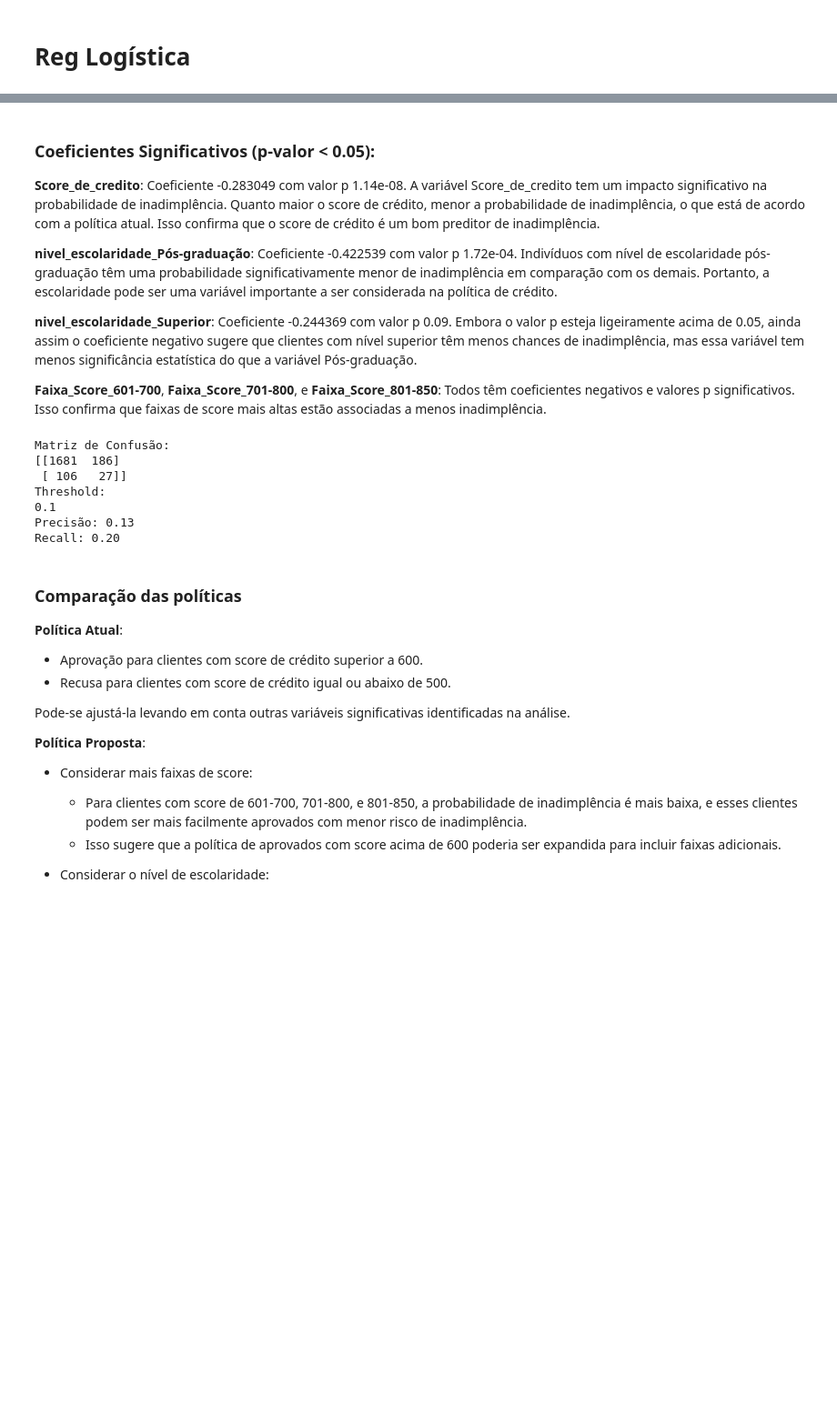
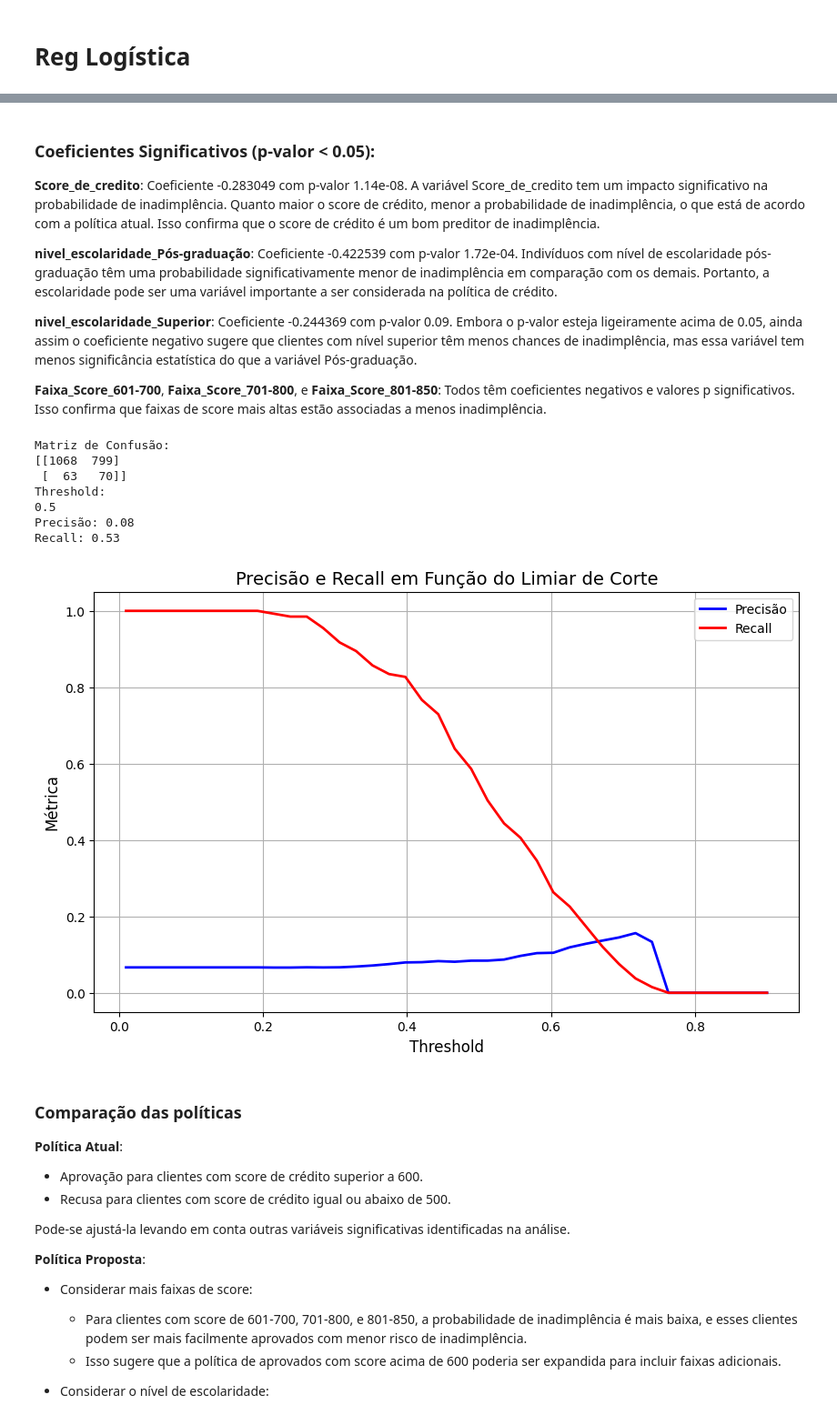
Before and after one commit to jrodrigotico/case_politica_credito, a Jupyter notebook: case.ipynb, the cells around one changed output, grey strips where cells are left out. Shown at 91% size. Saved outputs shown, nothing was run; the diff lists cells and outputs as text; code cells hidden in the pictures; blank space fills up the shorter version.

```diff
--- a/case.ipynb
+++ b/case.ipynb
@@ -160,24 +173,24 @@ logit_sm.summary2().tables[1]
 # %% [markdown]
 ### Coeficientes Significativos (p-valor < 0.05):
-**Score_de_credito**: Coeficiente -0.283049 com valor p 1.14e-08. A variável Score_de_credito tem um impacto significativo na probabilidade de inadimplência. Quanto maior o score de crédito, menor a probabilidade de inadimplência, o que está de acordo com a política atual. Isso confirma que o score de crédito é um bom preditor de inadimplência.
+**Score_de_credito**: Coeficiente -0.283049 com p-valor 1.14e-08. A variável Score_de_credito tem um impacto significativo na probabilidade de inadimplência. Quanto maior o score de crédito, menor a probabilidade de inadimplência, o que está de acordo com a política atual. Isso confirma que o score de crédito é um bom preditor de inadimplência.
 
-**nivel_escolaridade_Pós-graduação**: Coeficiente -0.422539 com valor p 1.72e-04. Indivíduos com nível de escolaridade pós-graduação têm uma probabilidade significativamente menor de inadimplência em comparação com os demais. Portanto, a escolaridade pode ser uma variável importante a ser considerada na política de crédito.
+**nivel_escolaridade_Pós-graduação**: Coeficiente -0.422539 com p-valor 1.72e-04. Indivíduos com nível de escolaridade pós-graduação têm uma probabilidade significativamente menor de inadimplência em comparação com os demais. Portanto, a escolaridade pode ser uma variável importante a ser considerada na política de crédito.
 
-**nivel_escolaridade_Superior**: Coeficiente -0.244369 com valor p 0.09. Embora o valor p esteja ligeiramente acima de 0.05, ainda assim o coeficiente negativo sugere que clientes com nível superior têm menos chances de inadimplência, mas essa variável tem menos significância estatística do que a variável Pós-graduação.
+**nivel_escolaridade_Superior**: Coeficiente -0.244369 com p-valor 0.09. Embora o p-valor esteja ligeiramente acima de 0.05, ainda assim o coeficiente negativo sugere que clientes com nível superior têm menos chances de inadimplência, mas essa variável tem menos significância estatística do que a variável Pós-graduação.
 
 **Faixa_Score_601-700**, **Faixa_Score_701-800**, e **Faixa_Score_801-850**: Todos têm coeficientes negativos e valores p significativos. Isso confirma que faixas de score mais altas estão associadas a menos inadimplência.
 # %%
 # Para rodar predições e avaliar no teste:
-X_test_sm = pd.DataFrame(X_test_proc, columns=feat_names, index=X_test.index)
+X_test_sm = pd.DataFrame(X_test_proc, columns=nome_variaveis, index=var_x_teste.index)
 X_test_sm = sm.add_constant(X_test_sm)
-y_pred_proba = logit_sm.predict(X_test_sm)
+y_pred_proba = reg_logistica.predict(X_test_sm)
 
-corte = 0.1
+corte = 0.5
 y_pred = (y_pred_proba >= corte).astype(int)
 
-conf_matrix = confusion_matrix(y_test, y_pred)
-precision = precision_score(y_test, y_pred)
-recall = recall_score(y_test, y_pred)
+conf_matrix = confusion_matrix(var_y_teste, y_pred)
+precision = precision_score(var_y_teste, y_pred)
+recall = recall_score(var_y_teste, y_pred)
 
 print("Matriz de Confusão:")
 print(conf_matrix)
@@ -185,19 +198,49 @@ print(conf_matrix)
 print("Threshold:")
 print(corte)
 
-precision = precision_score(y_test, y_pred)
+precision = precision_score(var_y_teste, y_pred)
 print(f"Precisão: {precision:.2f}")
 
-recall = recall_score(y_test, y_pred)
+recall = recall_score(var_y_teste, y_pred)
 print(f"Recall: {recall:.2f}")
 # %% [output]
 Matriz de Confusão:
-[[1681  186]
- [ 106   27]]
+[[1068  799]
+ [  63   70]]
 Threshold:
-0.1
-Precisão: 0.13
-Recall: 0.20
+0.5
+Precisão: 0.08
+Recall: 0.53
+# %%
+thresholds = np.linspace(0.01, 0.9, 40)
+
+precisions = []
+recalls = []
+
+for corte in thresholds:
+    y_pred = (y_pred_proba >= corte).astype(int)
+
+    # matriz de confusão
+    conf_matrix = confusion_matrix(var_y_teste, y_pred)
+
+    #  precisão e recall
+    precision = precision_score(var_y_teste, y_pred)
+    recall = recall_score(var_y_teste, y_pred)
+    precisions.append(precision)
+    recalls.append(recall)
+
+plt.figure(figsize=(10, 6))
+plt.plot(thresholds, precisions, label='Precisão', color='blue', linestyle='-', linewidth=2)
+plt.plot(thresholds, recalls, label='Recall', color='red', linestyle='-', linewidth=2)
+
+plt.title('Precisão e Recall em Função do Limiar de Corte', fontsize=14)
+plt.xlabel('Threshold', fontsize=12)
+plt.ylabel('Métrica', fontsize=12)
+plt.legend()
+plt.grid(True)
+plt.show()
+# %% [output]
+[figure, added]
 # %% [markdown]
 ### Comparação das políticas
 
```
Also changed, not shown: parts of 3 cells of this notebook.
